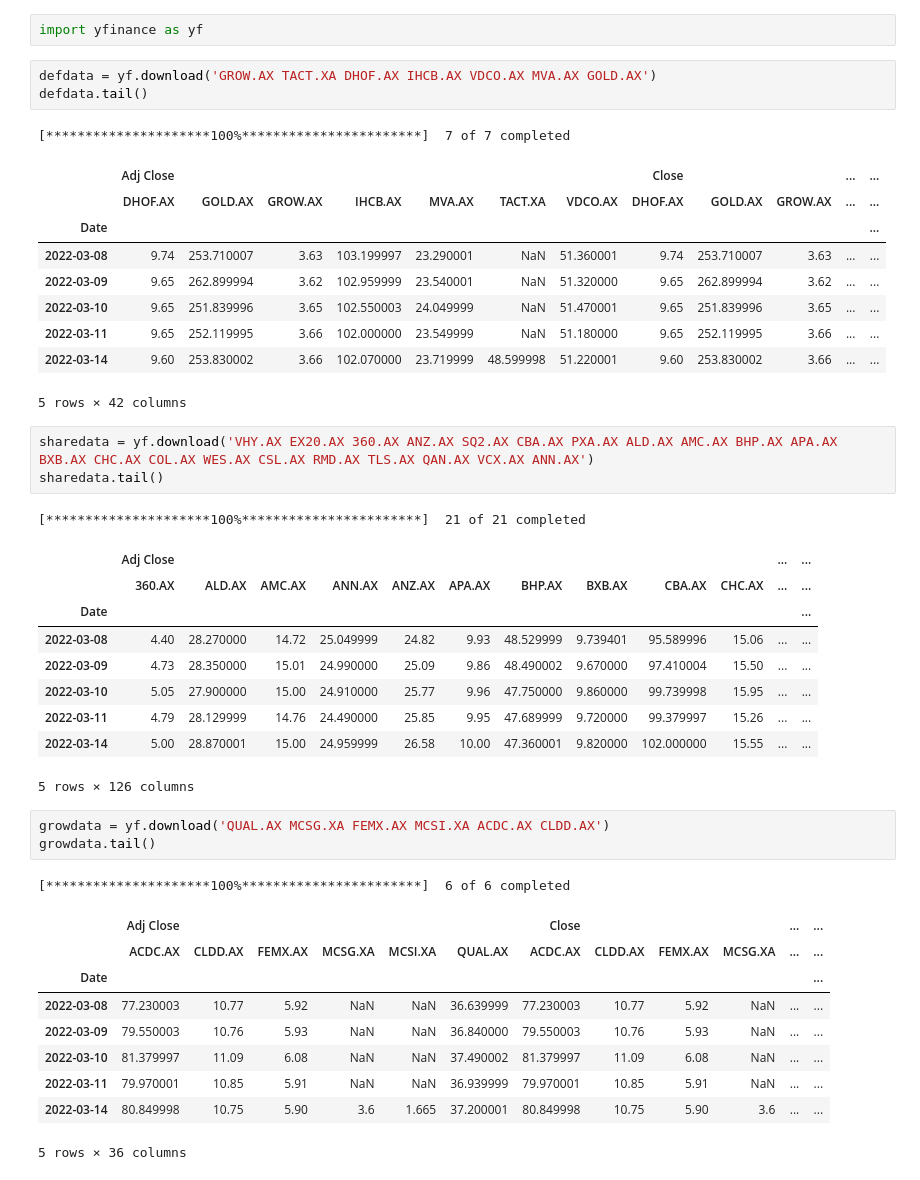
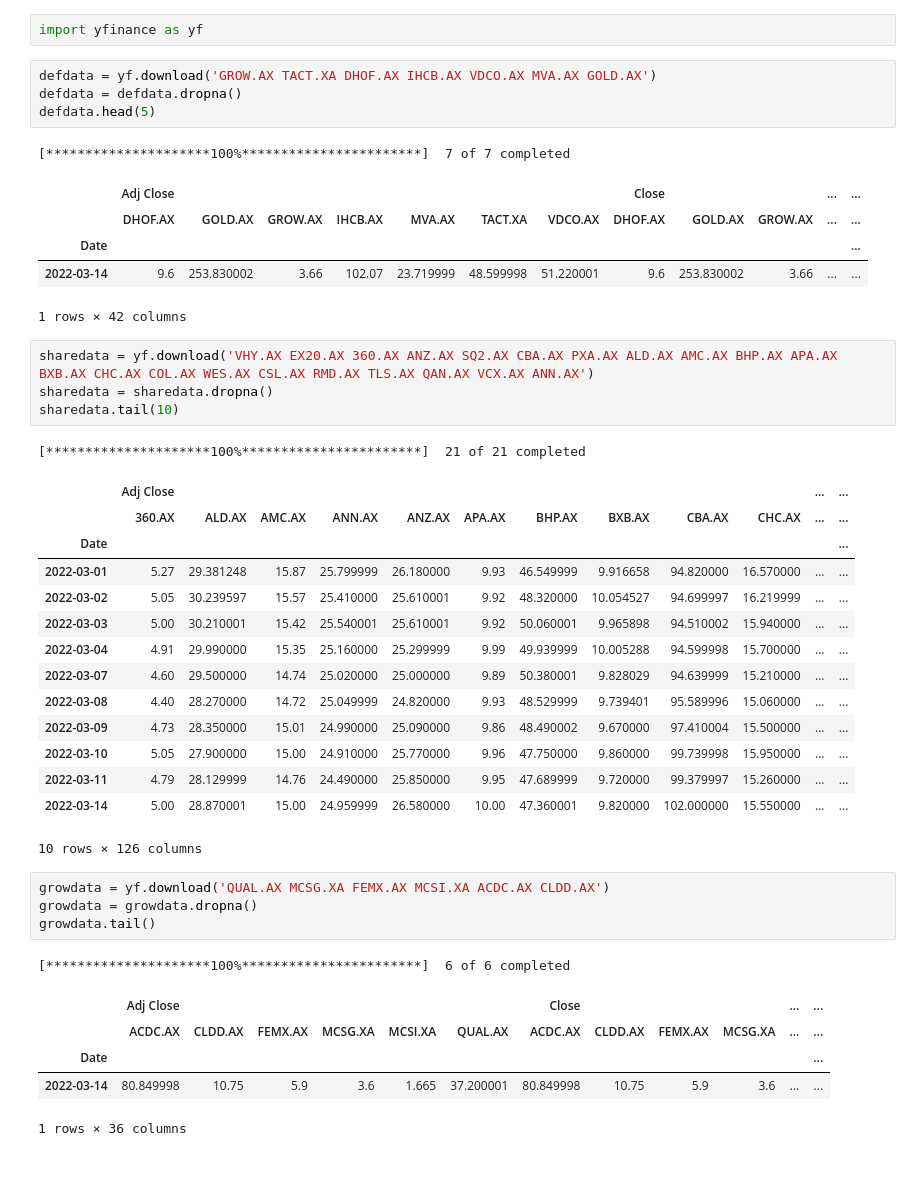
Before and after one commit to JimP315/PossibleAPI, a Jupyter notebook: PossibleAPI.ipynb, the cells around one changed output. Drawn from its saved outputs; the diff is of its cells as text.

```diff
--- a/PossibleAPI.ipynb
+++ b/PossibleAPI.ipynb
@@ -11,43 +11,43 @@ from MCForecastTools import MCSimulation
 import yfinance as yf
 # %%
 defdata = yf.download('GROW.AX TACT.XA DHOF.AX IHCB.AX VDCO.AX MVA.AX GOLD.AX')
-defdata.tail()
+defdata = defdata.dropna()
+defdata.head(5)
 # %% [output]
 [*********************100%***********************]  7 of 7 completed
 |  | Adj Close |  |  |  |  |  |  | Close |  |  | ... | ... |
 |  | DHOF.AX | GOLD.AX | GROW.AX | IHCB.AX | MVA.AX | TACT.XA | VDCO.AX | DHOF.AX | GOLD.AX | GROW.AX | ... | ... |
 | Date |  |  |  |  |  |  |  |  |  |  |  | ... |
-| 2022-03-08 | 9.74 | 253.710007 | 3.63 | 103.199997 | 23.290001 | NaN | 51.360001 | 9.74 | 253.710007 | 3.63 | ... | ... |
-| 2022-03-09 | 9.65 | 262.899994 | 3.62 | 102.959999 | 23.540001 | NaN | 51.320000 | 9.65 | 262.899994 | 3.62 | ... | ... |
-| 2022-03-10 | 9.65 | 251.839996 | 3.65 | 102.550003 | 24.049999 | NaN | 51.470001 | 9.65 | 251.839996 | 3.65 | ... | ... |
-| 2022-03-11 | 9.65 | 252.119995 | 3.66 | 102.000000 | 23.549999 | NaN | 51.180000 | 9.65 | 252.119995 | 3.66 | ... | ... |
-| 2022-03-14 | 9.60 | 253.830002 | 3.66 | 102.070000 | 23.719999 | 48.599998 | 51.220001 | 9.60 | 253.830002 | 3.66 | ... | ... |
+| 2022-03-14 | 9.6 | 253.830002 | 3.66 | 102.07 | 23.719999 | 48.599998 | 51.220001 | 9.6 | 253.830002 | 3.66 | ... | ... |
-5 rows × 42 columns
+1 rows × 42 columns
 # %%
 sharedata = yf.download('VHY.AX EX20.AX 360.AX ANZ.AX SQ2.AX CBA.AX PXA.AX ALD.AX AMC.AX BHP.AX APA.AX BXB.AX CHC.AX COL.AX WES.AX CSL.AX RMD.AX TLS.AX QAN.AX VCX.AX ANN.AX')
-sharedata.tail()
+sharedata = sharedata.dropna()
+sharedata.tail(10)
 # %% [output]
 [*********************100%***********************]  21 of 21 completed
 |  | Adj Close |  |  |  |  |  |  |  |  |  | ... | ... |
 |  | 360.AX | ALD.AX | AMC.AX | ANN.AX | ANZ.AX | APA.AX | BHP.AX | BXB.AX | CBA.AX | CHC.AX | ... | ... |
 | Date |  |  |  |  |  |  |  |  |  |  |  | ... |
-| 2022-03-08 | 4.40 | 28.270000 | 14.72 | 25.049999 | 24.82 | 9.93 | 48.529999 | 9.739401 | 95.589996 | 15.06 | ... | ... |
-| 2022-03-09 | 4.73 | 28.350000 | 15.01 | 24.990000 | 25.09 | 9.86 | 48.490002 | 9.670000 | 97.410004 | 15.50 | ... | ... |
-| 2022-03-10 | 5.05 | 27.900000 | 15.00 | 24.910000 | 25.77 | 9.96 | 47.750000 | 9.860000 | 99.739998 | 15.95 | ... | ... |
-| 2022-03-11 | 4.79 | 28.129999 | 14.76 | 24.490000 | 25.85 | 9.95 | 47.689999 | 9.720000 | 99.379997 | 15.26 | ... | ... |
-| 2022-03-14 | 5.00 | 28.870001 | 15.00 | 24.959999 | 26.58 | 10.00 | 47.360001 | 9.820000 | 102.000000 | 15.55 | ... | ... |
+| 2022-03-01 | 5.27 | 29.381248 | 15.87 | 25.799999 | 26.180000 | 9.93 | 46.549999 | 9.916658 | 94.820000 | 16.570000 | ... | ... |
+| 2022-03-02 | 5.05 | 30.239597 | 15.57 | 25.410000 | 25.610001 | 9.92 | 48.320000 | 10.054527 | 94.699997 | 16.219999 | ... | ... |
+| 2022-03-03 | 5.00 | 30.210001 | 15.42 | 25.540001 | 25.610001 | 9.92 | 50.060001 | 9.965898 | 94.510002 | 15.940000 | ... | ... |
+| 2022-03-04 | 4.91 | 29.990000 | 15.35 | 25.160000 | 25.299999 | 9.99 | 49.939999 | 10.005288 | 94.599998 | 15.700000 | ... | ... |
+| 2022-03-07 | 4.60 | 29.500000 | 14.74 | 25.020000 | 25.000000 | 9.89 | 50.380001 | 9.828029 | 94.639999 | 15.210000 | ... | ... |
+| 2022-03-08 | 4.40 | 28.270000 | 14.72 | 25.049999 | 24.820000 | 9.93 | 48.529999 | 9.739401 | 95.589996 | 15.060000 | ... | ... |
+| 2022-03-09 | 4.73 | 28.350000 | 15.01 | 24.990000 | 25.090000 | 9.86 | 48.490002 | 9.670000 | 97.410004 | 15.500000 | ... | ... |
+| 2022-03-10 | 5.05 | 27.900000 | 15.00 | 24.910000 | 25.770000 | 9.96 | 47.750000 | 9.860000 | 99.739998 | 15.950000 | ... | ... |
+| 2022-03-11 | 4.79 | 28.129999 | 14.76 | 24.490000 | 25.850000 | 9.95 | 47.689999 | 9.720000 | 99.379997 | 15.260000 | ... | ... |
+| 2022-03-14 | 5.00 | 28.870001 | 15.00 | 24.959999 | 26.580000 | 10.00 | 47.360001 | 9.820000 | 102.000000 | 15.550000 | ... | ... |
-5 rows × 126 columns
+10 rows × 126 columns
 # %%
 growdata = yf.download('QUAL.AX MCSG.XA FEMX.AX MCSI.XA ACDC.AX CLDD.AX')
+growdata = growdata.dropna()
 growdata.tail()
 # %% [output]
 [*********************100%***********************]  6 of 6 completed
 |  | Adj Close |  |  |  |  |  | Close |  |  |  | ... | ... |
 |  | ACDC.AX | CLDD.AX | FEMX.AX | MCSG.XA | MCSI.XA | QUAL.AX | ACDC.AX | CLDD.AX | FEMX.AX | MCSG.XA | ... | ... |
 | Date |  |  |  |  |  |  |  |  |  |  |  | ... |
-| 2022-03-08 | 77.230003 | 10.77 | 5.92 | NaN | NaN | 36.639999 | 77.230003 | 10.77 | 5.92 | NaN | ... | ... |
-| 2022-03-09 | 79.550003 | 10.76 | 5.93 | NaN | NaN | 36.840000 | 79.550003 | 10.76 | 5.93 | NaN | ... | ... |
-| 2022-03-10 | 81.379997 | 11.09 | 6.08 | NaN | NaN | 37.490002 | 81.379997 | 11.09 | 6.08 | NaN | ... | ... |
-| 2022-03-11 | 79.970001 | 10.85 | 5.91 | NaN | NaN | 36.939999 | 79.970001 | 10.85 | 5.91 | NaN | ... | ... |
-| 2022-03-14 | 80.849998 | 10.75 | 5.90 | 3.6 | 1.665 | 37.200001 | 80.849998 | 10.75 | 5.90 | 3.6 | ... | ... |
+| 2022-03-14 | 80.849998 | 10.75 | 5.9 | 3.6 | 1.665 | 37.200001 | 80.849998 | 10.75 | 5.9 | 3.6 | ... | ... |
-5 rows × 36 columns
+1 rows × 36 columns
```
Also changed, not shown: parts of 1 cell of this notebook.
